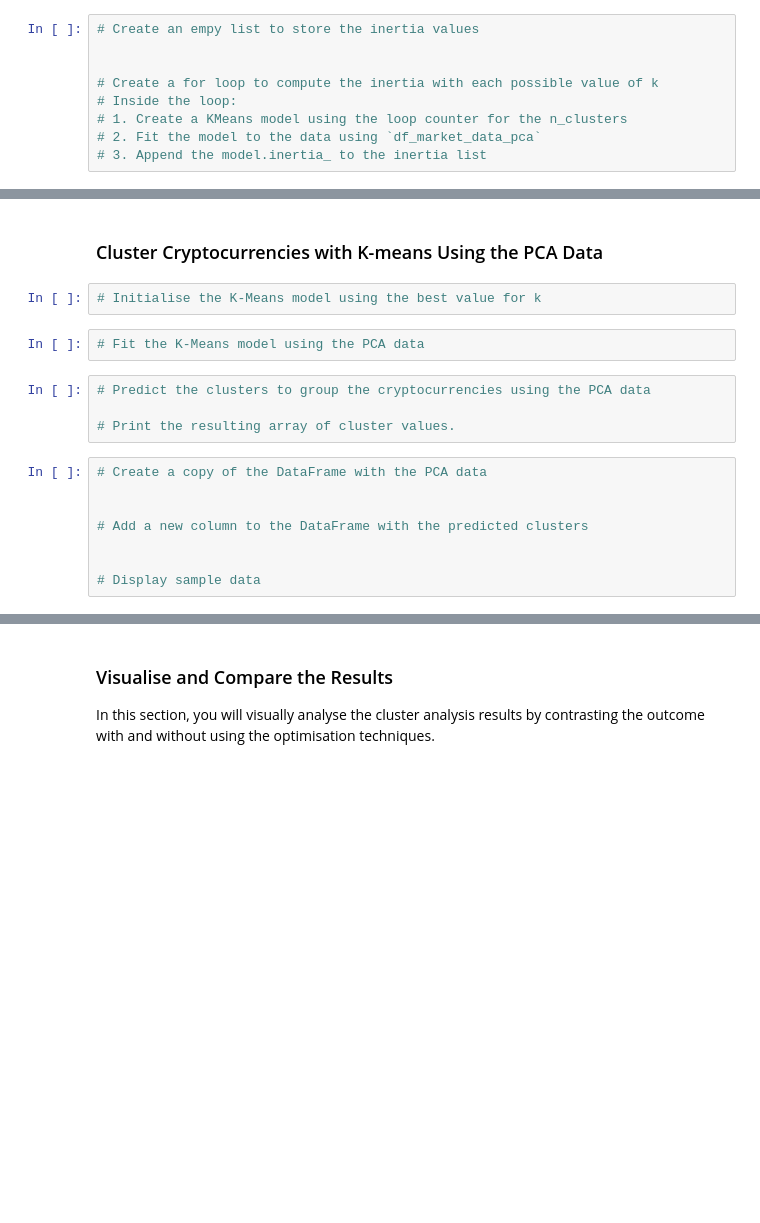
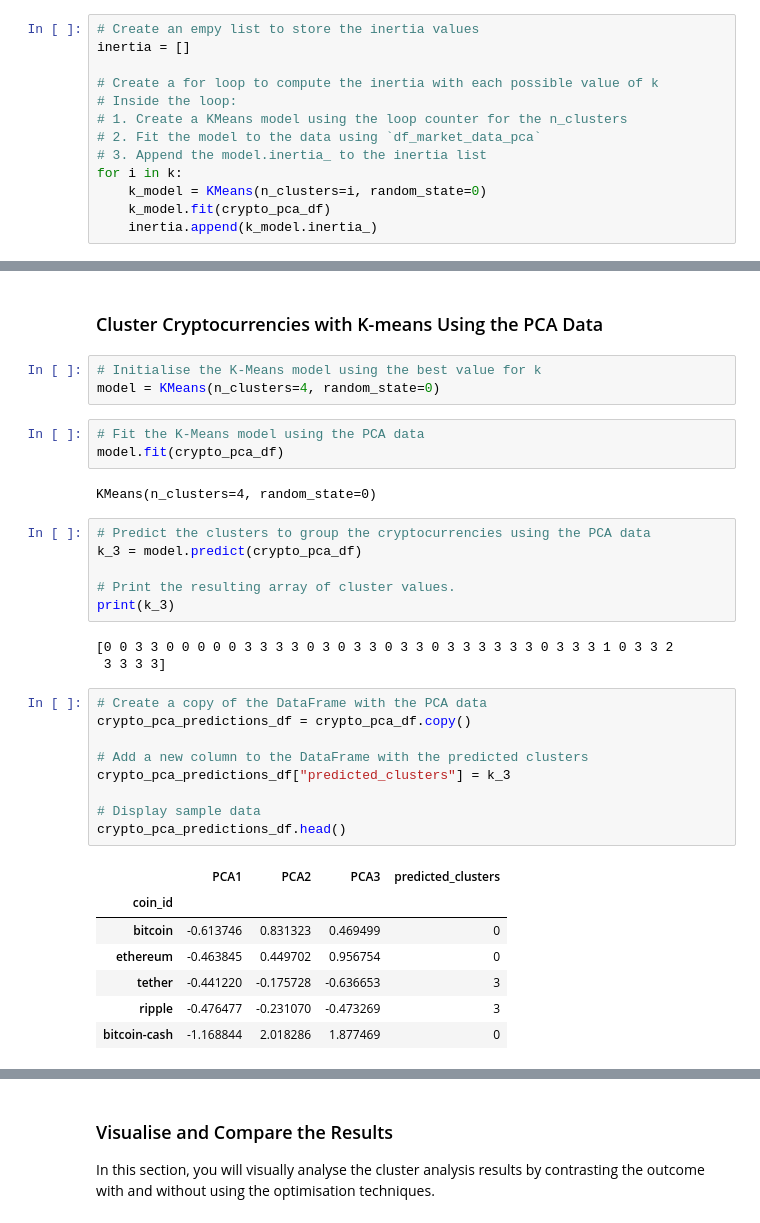
Before and after one commit to JoshMBell/CryptoClustering, a Jupyter notebook: Crypto_Clustering.ipynb, the cells around one changed output, grey strips where cells are left out. Cells and saved outputs as stored; diff of their text form; blank space fills up the shorter version.

```diff
--- a/Crypto_Clustering.ipynb
+++ b/Crypto_Clustering.ipynb
@@ -163,11 +279,15 @@ df_market_data.hvplot.line(
 # %%
 # Create an empy list to store the inertia values
-
+inertia = []
 
 # Create a for loop to compute the inertia with each possible value of k
 # Inside the loop:
 # 1. Create a KMeans model using the loop counter for the n_clusters
 # 2. Fit the model to the data using `df_market_data_pca`
 # 3. Append the model.inertia_ to the inertia list
+for i in k:
+    k_model = KMeans(n_clusters=i, random_state=0)
+    k_model.fit(crypto_pca_df)
+    inertia.append(k_model.inertia_)
 # %%
 # Create a dictionary with the data to plot the Elbow curve
@@ -191,20 +320,38 @@ df_market_data.hvplot.line(
 ### Cluster Cryptocurrencies with K-means Using the PCA Data
 # %%
 # Initialise the K-Means model using the best value for k
+model = KMeans(n_clusters=4, random_state=0)
 # %%
 # Fit the K-Means model using the PCA data
+model.fit(crypto_pca_df)
+# %% [output]
+KMeans(n_clusters=4, random_state=0)
 # %%
 # Predict the clusters to group the cryptocurrencies using the PCA data
+k_3 = model.predict(crypto_pca_df)
 
 # Print the resulting array of cluster values.
+print(k_3)
+# %% [output]
+[0 0 3 3 0 0 0 0 0 3 3 3 3 0 3 0 3 3 0 3 3 0 3 3 3 3 3 3 0 3 3 3 1 0 3 3 2
+ 3 3 3 3]
 # %%
 # Create a copy of the DataFrame with the PCA data
-
+crypto_pca_predictions_df = crypto_pca_df.copy()
 
 # Add a new column to the DataFrame with the predicted clusters
-
+crypto_pca_predictions_df["predicted_clusters"] = k_3
 
 # Display sample data
+crypto_pca_predictions_df.head()
+# %% [output]
+|  | PCA1 | PCA2 | PCA3 | predicted_clusters |
+| coin_id |  |  |  |  |
+| bitcoin | -0.613746 | 0.831323 | 0.469499 | 0 |
+| ethereum | -0.463845 | 0.449702 | 0.956754 | 0 |
+| tether | -0.441220 | -0.175728 | -0.636653 | 3 |
+| ripple | -0.476477 | -0.231070 | -0.473269 | 3 |
+| bitcoin-cash | -1.168844 | 2.018286 | 1.877469 | 0 |
 # %%
 # Create a scatter plot using hvPlot by setting
 # `x="price_change_percentage_24h"` and `y="price_change_percentage_7d"`.
```
Also changed, not shown: parts of 24 cells of this notebook.
